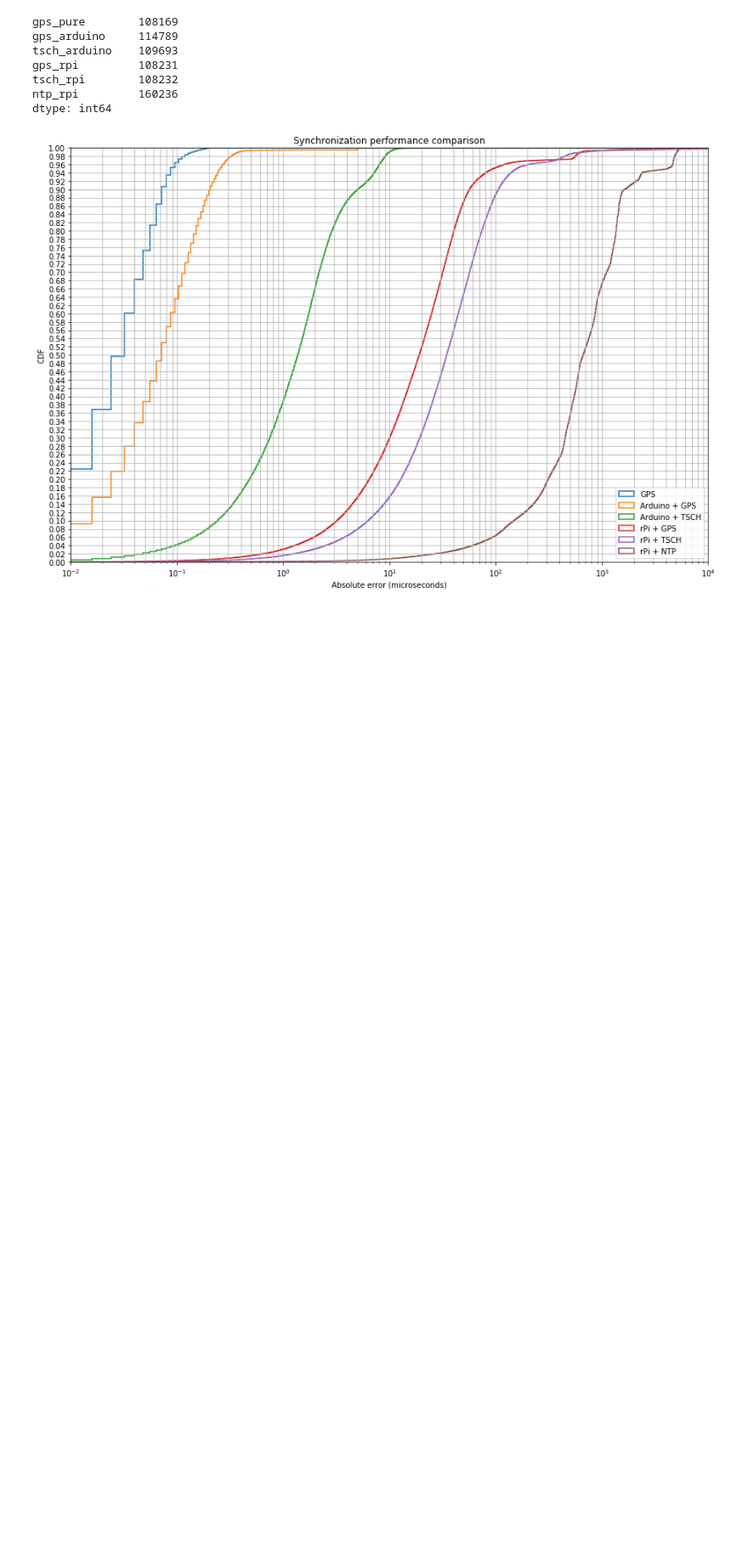
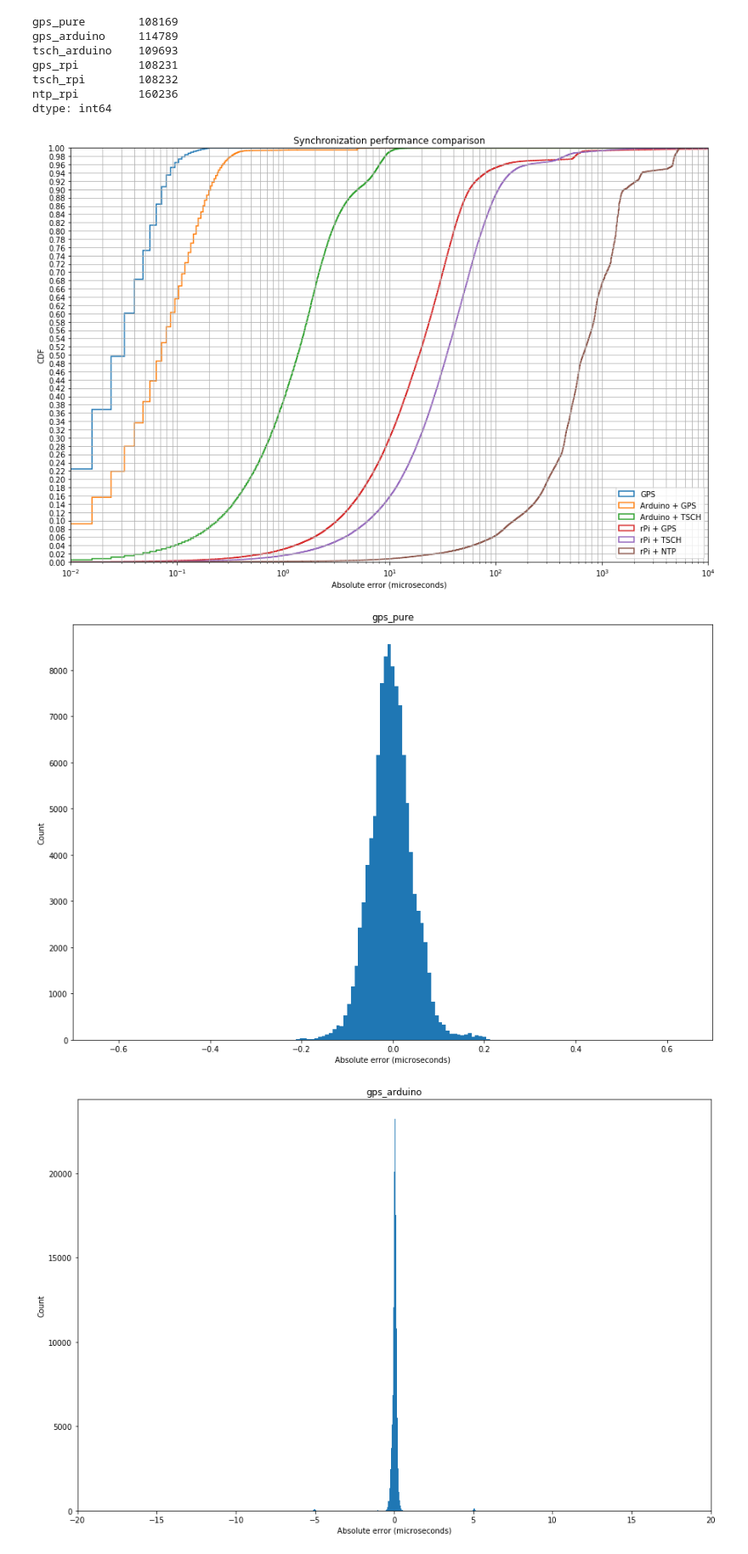
Before and after one commit to felipemoran/DataAnalyser, a Jupyter notebook: multi_df_plot.ipynb, the cells around one changed output. Shown at 85% size. Drawn from its saved outputs; the diff is of its cells as text; code cells hidden in the pictures; blank space fills up the shorter version.

```diff
--- a/multi_df_plot.ipynb
+++ b/multi_df_plot.ipynb
@@ -123,7 +138,7 @@ plt.xscale("log")
 for column in abs_delay.columns:
     data = abs_delay[column].dropna()
 
-    _ = plt.hist(data, bins=bins, weights=np.ones_like(data)/data.count(), cumulative=True, histtype='step', fill=False, linewidth=1.5, alpha=1, label=legend[column])
+    _ = plt.hist(data, bins=bins, weights=np.ones_like(data)/data.count(), cumulative=True, histtype='step', fill=False, linewidth=1.5, alpha=1, label=params[column]["legend"])
 
 # plt.xlim(50,10**4)
 # plt.ylim(0.9,1)
@@ -140,3 +155,28 @@ minor_ticks = np.arange(0, 1.01, 0.02)
 _ = plt.yticks(minor_ticks)
 # %% [output]
 [figure]
+# %%
+for column in df.columns:
+    col_series = df[column].dropna()
+
+    bin_limit = params[column]['bin_limit']
+    step = params[column]['bin_step']
+    bins = list(np.arange(-bin_limit,bin_limit,step))
+
+    if col_series.min() < -bin_limit:
+        bins = [col_series.min()] + bins
+
+    if col_series.max() > bin_limit:
+        bins = bins + [col_series.max()]
+
+
+    plt.figure()
+    plot = col_series.plot(kind="hist", cumulative=False, bins=bins, figsize=(15,10), density=False)
+    # plot.set_xlim(-bin_limit, bin_limit)
+    plot.set_xlim(-bin_limit, bin_limit)
+    plot.set_xlabel("Absolute error (microseconds)")
+    plot.set_ylabel("Count")
+    plot.set_title(column)
+# %% [output]
+[figure, added]
+[figure, added]
```
Also changed, not shown: parts of 2 cells of this notebook, 18 other files.
